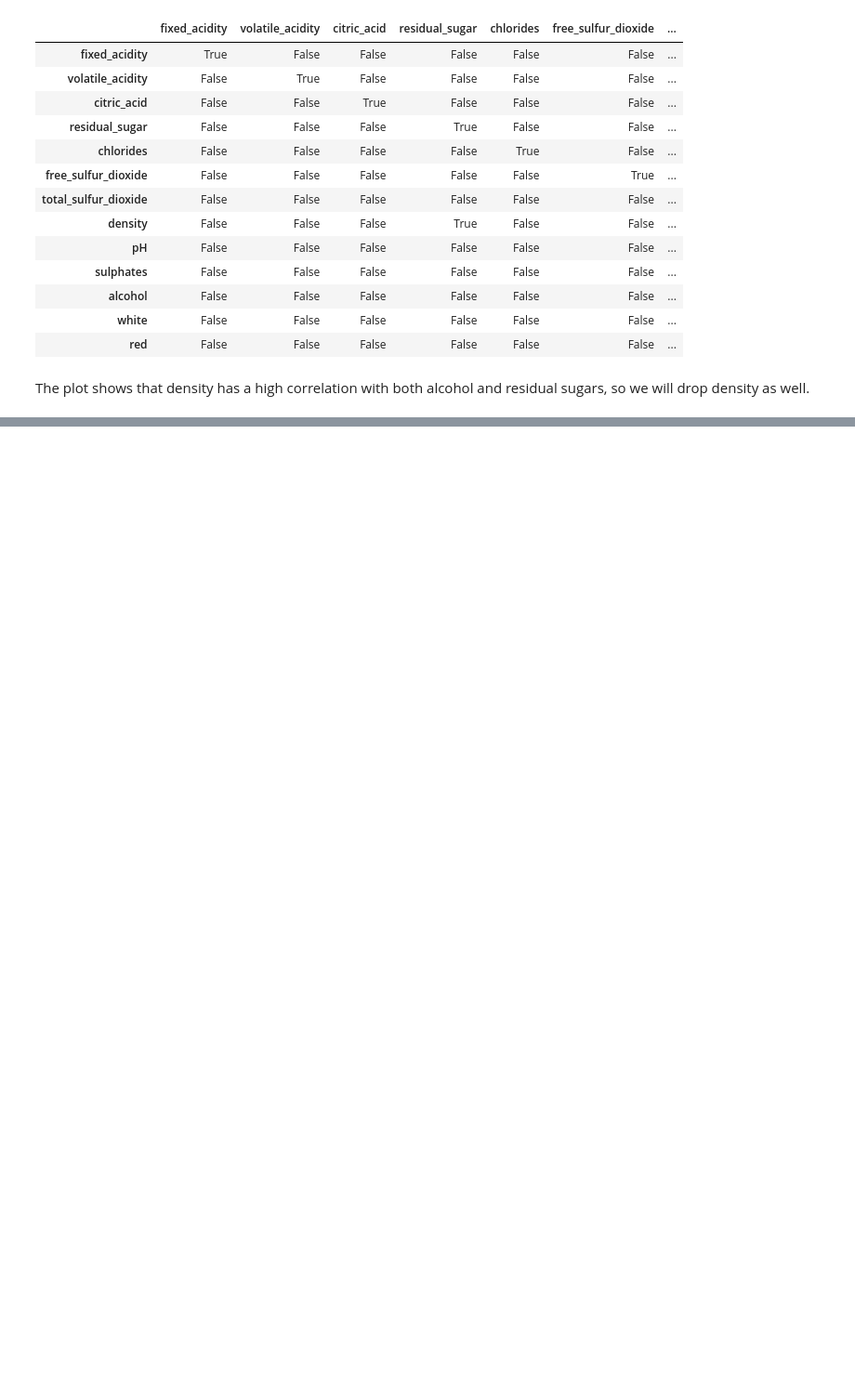
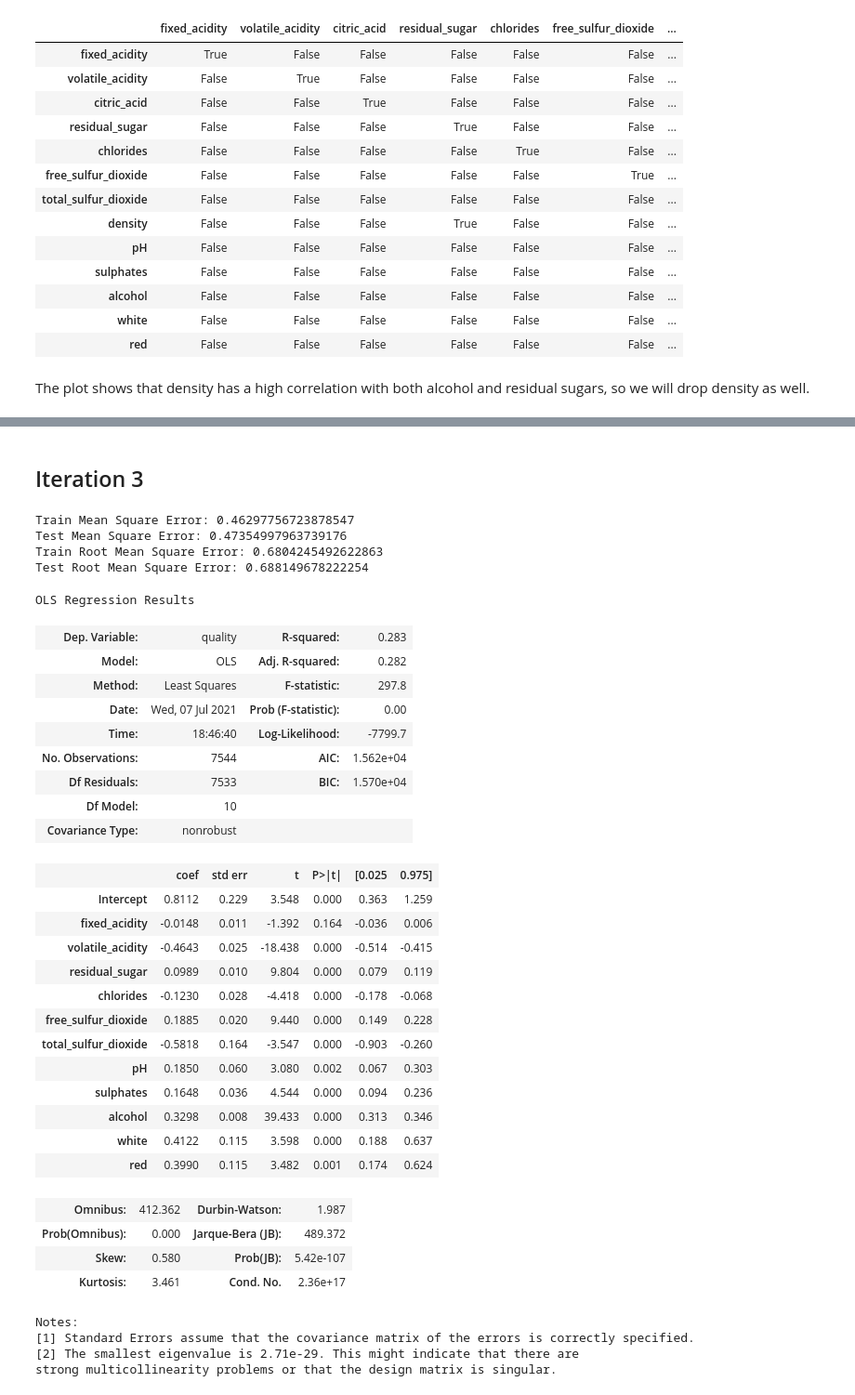
Before and after one commit to klsalcedo/red_wine_analysis, a Jupyter notebook: Model 2.ipynb, the cells around one changed output, grey strips where cells are left out. Shown at 93% size. Cells and saved outputs as stored; diff of their text form; code cells hidden in the pictures; blank space fills up the shorter version.

Commit message:
Adjusted models

```diff
--- a/Model 2.ipynb
+++ b/Model 2.ipynb
@@ -220,3 +220,5 @@ Notes:
 [1] Standard Errors assume that the covariance matrix of the errors is correctly specified.
 [2] The smallest eigenvalue is 6.19e-29. This might indicate that there are
 strong multicollinearity problems or that the design matrix is singular.
+# %% [markdown]
+## Iteration 3
@@ -222,0 +231,44 @@ strong multicollinearity problems or that the design matrix is singular.
+# %%
+x_test['total_sulfur_dioxide'] = x_test['total_sulfur_dioxide'].map(lambda x: np.log(x))
+x_test['volatile_acidity'] = x_test['volatile_acidity'].map(lambda x: np.log(x))
+x_test['residual_sugar'] = x_test['residual_sugar'].map(lambda x: np.log(x))
+x_test['free_sulfur_dioxide'] = x_test['free_sulfur_dioxide'].map(lambda x: np.log(x))
+x_test['sulphates'] = x_test['sulphates'].map(lambda x: np.log(x))
+# %%
+m(x_train, x_test, y_train, y_test)
+# %% [output]
+Train Mean Square Error: 0.46297756723878547
+Test Mean Square Error: 0.47354997963739176
+Train Root Mean Square Error: 0.6804245492622863
+Test Root Mean Square Error: 0.688149678222254
+OLS Regression Results
+| Dep. Variable: | quality | R-squared: | 0.283 |
+| Model: | OLS | Adj. R-squared: | 0.282 |
+| Method: | Least Squares | F-statistic: | 297.8 |
+| Date: | Wed, 07 Jul 2021 | Prob (F-statistic): | 0.00 |
+| Time: | 18:46:40 | Log-Likelihood: | -7799.7 |
+| No. Observations: | 7544 | AIC: | 1.562e+04 |
+| Df Residuals: | 7533 | BIC: | 1.570e+04 |
+| Df Model: | 10 |  |  |
+| Covariance Type: | nonrobust |  |  |
+|  | coef | std err | t | P>|t| | [0.025 | 0.975] |
+| Intercept | 0.8112 | 0.229 | 3.548 | 0.000 | 0.363 | 1.259 |
+| fixed_acidity | -0.0148 | 0.011 | -1.392 | 0.164 | -0.036 | 0.006 |
+| volatile_acidity | -0.4643 | 0.025 | -18.438 | 0.000 | -0.514 | -0.415 |
+| residual_sugar | 0.0989 | 0.010 | 9.804 | 0.000 | 0.079 | 0.119 |
+| chlorides | -0.1230 | 0.028 | -4.418 | 0.000 | -0.178 | -0.068 |
+| free_sulfur_dioxide | 0.1885 | 0.020 | 9.440 | 0.000 | 0.149 | 0.228 |
+| total_sulfur_dioxide | -0.5818 | 0.164 | -3.547 | 0.000 | -0.903 | -0.260 |
+| pH | 0.1850 | 0.060 | 3.080 | 0.002 | 0.067 | 0.303 |
+| sulphates | 0.1648 | 0.036 | 4.544 | 0.000 | 0.094 | 0.236 |
+| alcohol | 0.3298 | 0.008 | 39.433 | 0.000 | 0.313 | 0.346 |
+| white | 0.4122 | 0.115 | 3.598 | 0.000 | 0.188 | 0.637 |
+| red | 0.3990 | 0.115 | 3.482 | 0.001 | 0.174 | 0.624 |
+| Omnibus: | 412.362 | Durbin-Watson: | 1.987 |
+| Prob(Omnibus): | 0.000 | Jarque-Bera (JB): | 489.372 |
+| Skew: | 0.580 | Prob(JB): | 5.42e-107 |
+| Kurtosis: | 3.461 | Cond. No. | 2.36e+17 |
+Notes:
+[1] Standard Errors assume that the covariance matrix of the errors is correctly specified.
+[2] The smallest eigenvalue is 2.71e-29. This might indicate that there are
+strong multicollinearity problems or that the design matrix is singular.
```
Also changed, not shown: parts of 11 cells of this notebook.
